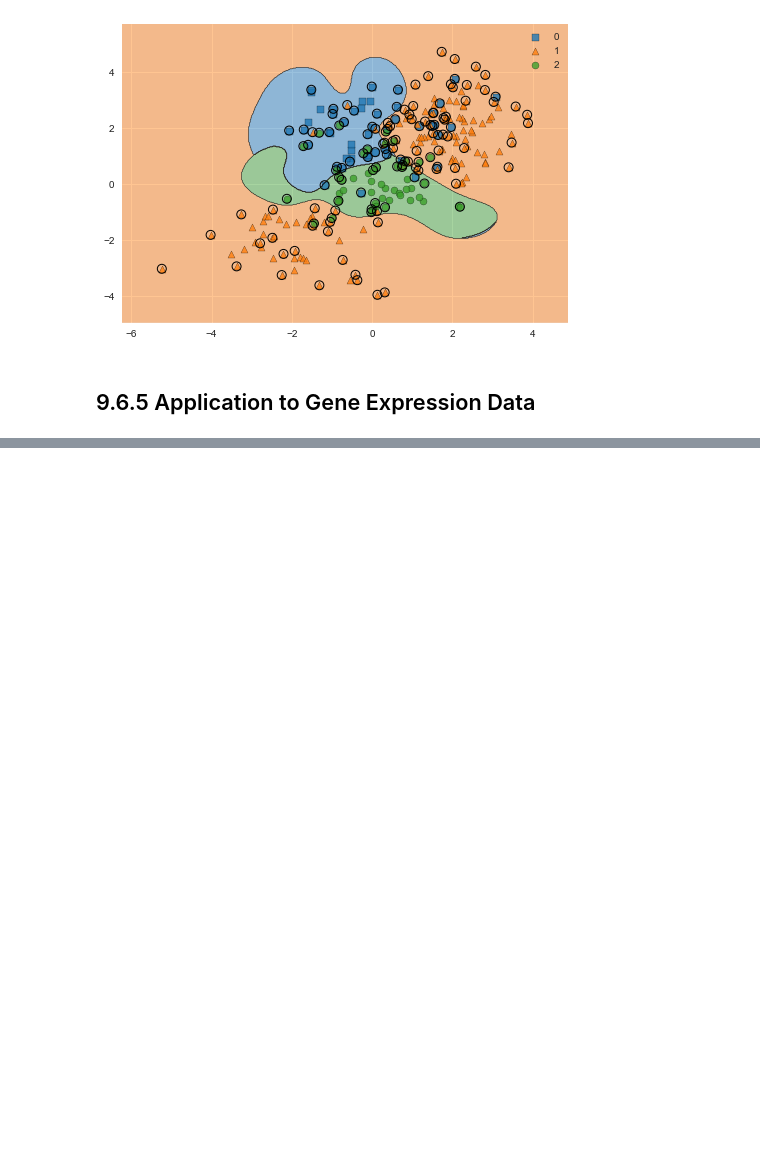
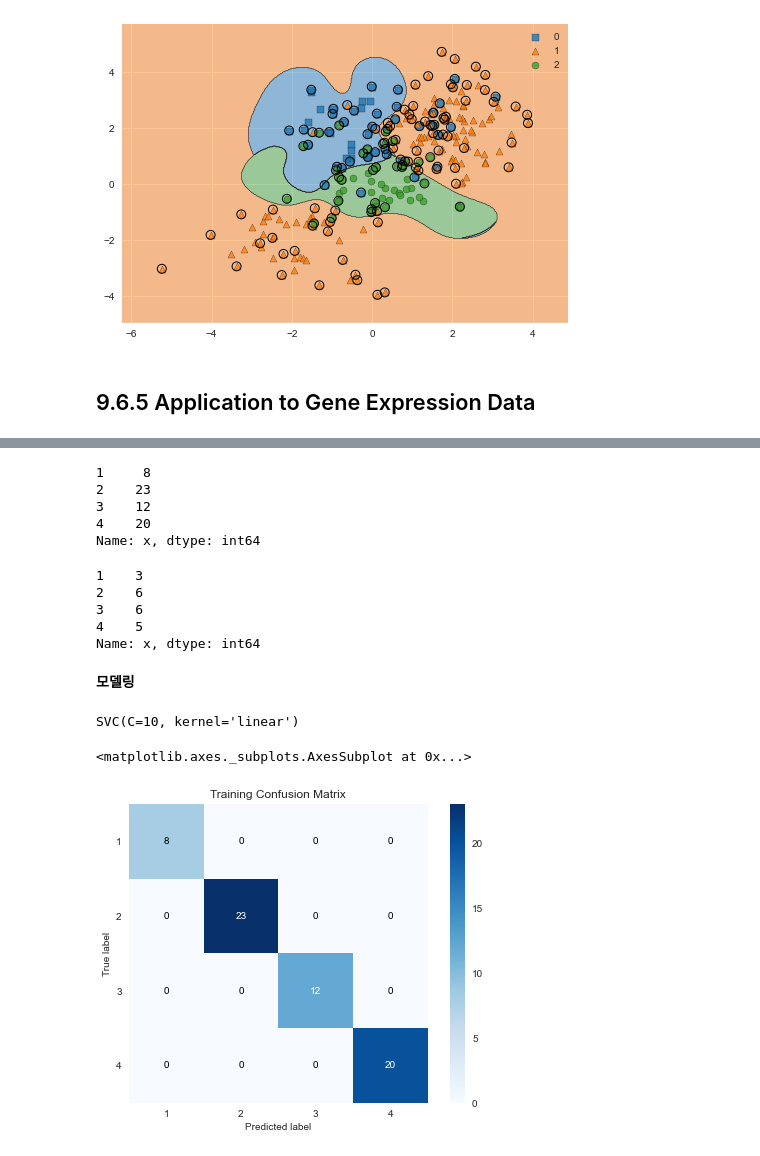
Before and after one commit to cheris8/ESC_ML_STUDY, a Jupyter notebook: LAB/Lab_09_김채형.ipynb, the cells around one changed output, grey strips where cells are left out. Drawn from its saved outputs; the diff is of its cells as text; code cells hidden in the pictures; blank space fills up the shorter version.

```diff
--- a/LAB/Lab_09_김채형.ipynb
+++ b/LAB/Lab_09_김채형.ipynb
@@ -419,0 +387,34 @@ array([[ 0.49671415, -0.1382643 ],
+# %%
+# target class 분포 확인 (train 데이터셋)
+khan_y_train.iloc[:, 0].value_counts(sort=False)
+# %% [output]
+1     8
+2    23
+3    12
+4    20
+Name: x, dtype: int64
+# %%
+# target class 분포 확인 (test 데이터셋)
+khan_y_test.iloc[:, 0].value_counts(sort=False)
+# %% [output]
+1    3
+2    6
+3    6
+4    5
+Name: x, dtype: int64
+# %% [markdown]
+**모델링**
+# %%
+out = SVC(kernel='linear', C=10) # 모델 선언
+out.fit(khan_X_train, khan_y_train.iloc[:,0]) # 모델 fitting
+# %% [output]
+SVC(C=10, kernel='linear')
+# %%
+# 예측 (train 데이터셋)
+khan_y_train_pred = out.predict(khan_X_train)
+# %%
+# confusion matrix
+skplt.metrics.plot_confusion_matrix(khan_y_train, khan_y_train_pred, title='Training Confusion Matrix')
+# %% [output]
+<matplotlib.axes._subplots.AxesSubplot at 0x...>
+[figure, added]
```
Also changed, not shown: parts of 61 cells of this notebook.
